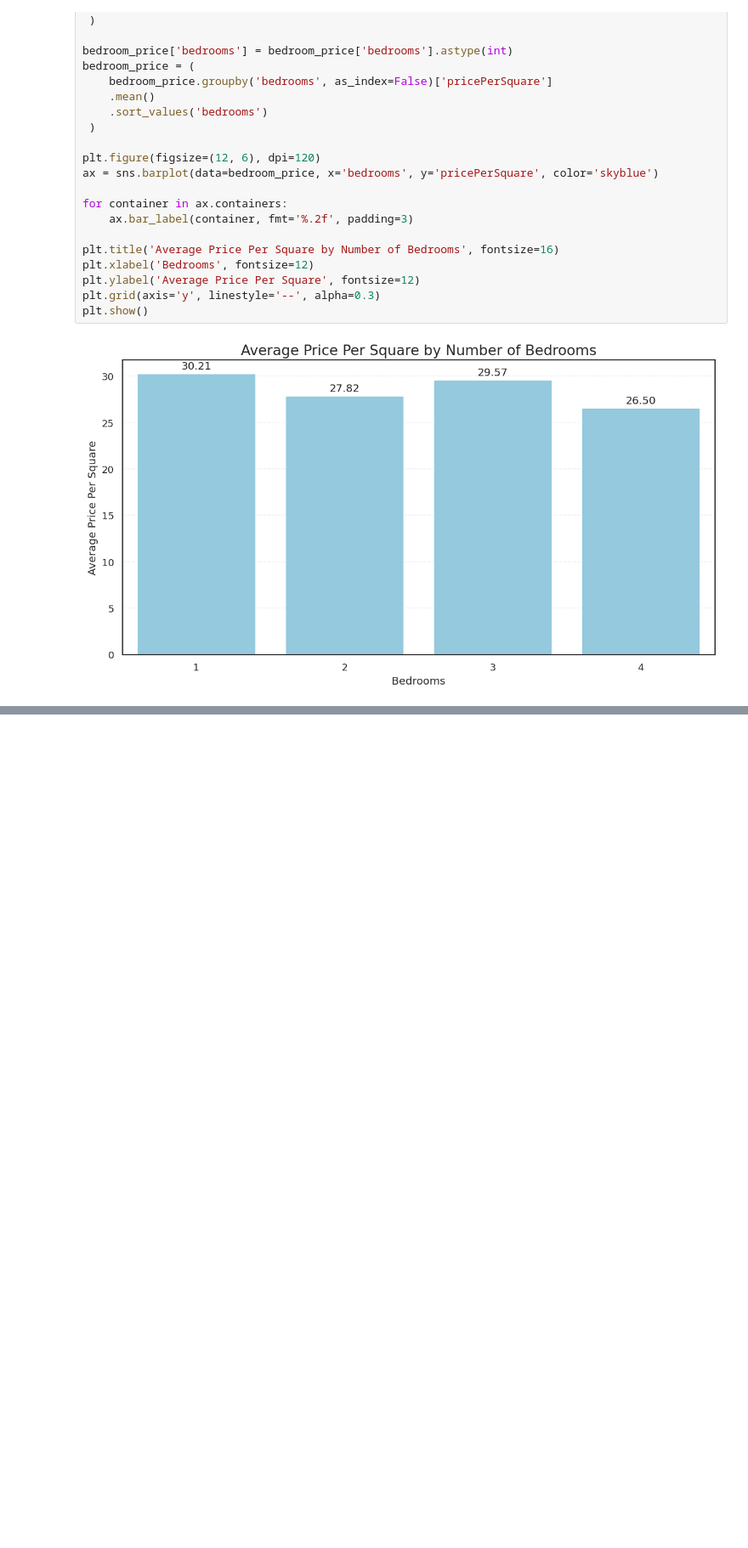
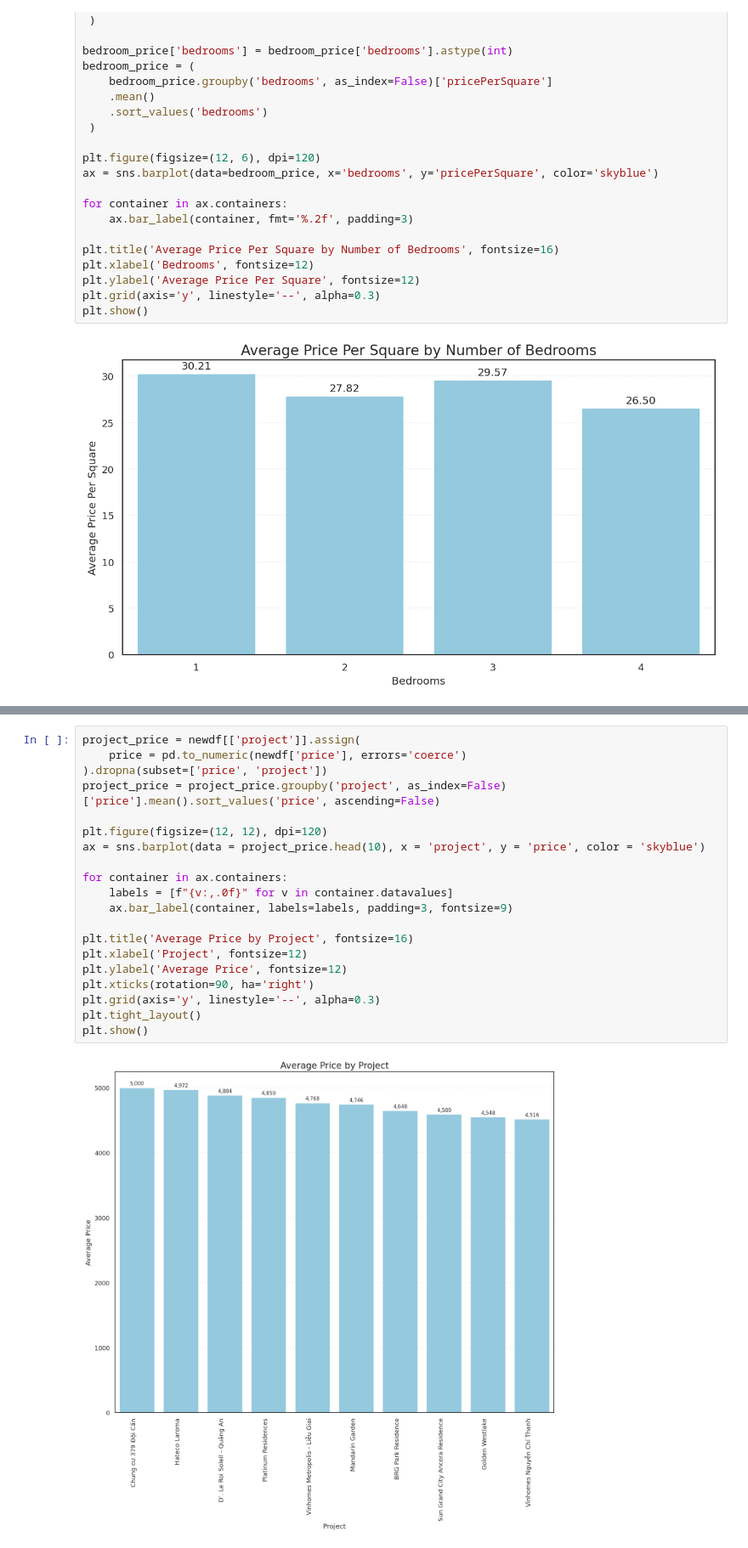
Before and after one commit to iwantagf/ML-LinhNV-Training, a Jupyter notebook: HW2/visualize_real_estate.ipynb, the cells around one changed output, grey strips where cells are left out. Shown at 85% size. Saved outputs shown, nothing was run; the diff lists cells and outputs as text; blank space fills up the shorter version.

```diff
--- a/HW2/visualize_real_estate.ipynb
+++ b/HW2/visualize_real_estate.ipynb
@@ -238,0 +318,22 @@ plt.show()
+# %%
+project_price = newdf[['project']].assign(
+    price = pd.to_numeric(newdf['price'], errors='coerce')
+).dropna(subset=['price', 'project'])
+project_price = project_price.groupby('project', as_index=False)['price'].mean().sort_values('price', ascending=False)
+
+plt.figure(figsize=(12, 12), dpi=120)
+ax = sns.barplot(data = project_price.head(10), x = 'project', y = 'price', color = 'skyblue')
+
+for container in ax.containers:
+    labels = [f"{v:,.0f}" for v in container.datavalues]
+    ax.bar_label(container, labels=labels, padding=3, fontsize=9)
+
+plt.title('Average Price by Project', fontsize=16)
+plt.xlabel('Project', fontsize=12)
+plt.ylabel('Average Price', fontsize=12)
+plt.xticks(rotation=90, ha='right')
+plt.grid(axis='y', linestyle='--', alpha=0.3)
+plt.tight_layout()
+plt.show()
+# %% [output]
+[figure, added]
```
Also changed, not shown: parts of 6 cells of this notebook.
